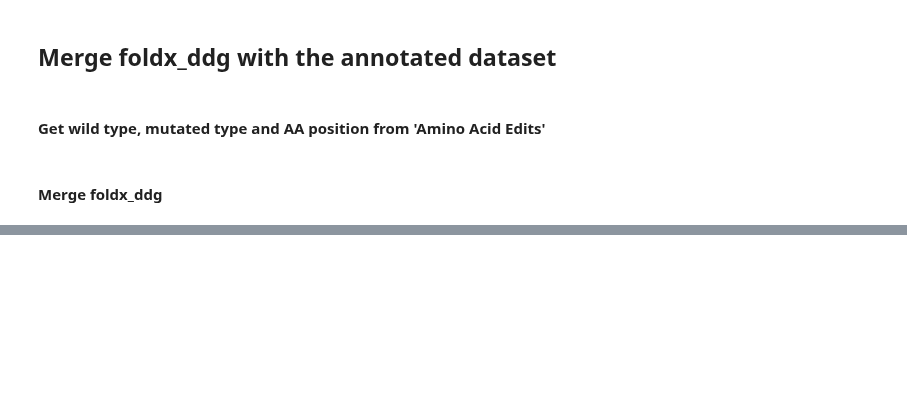
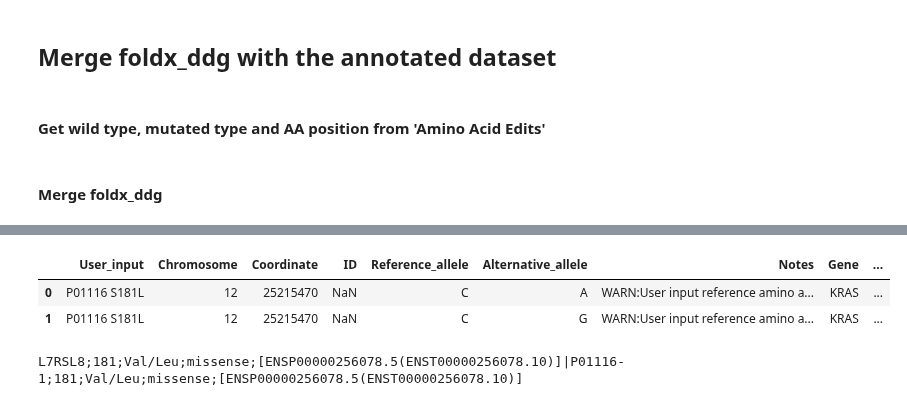
Before and after one commit to QuantitativeBiology/BECancerResistome, a Jupyter notebook: BECancerResistome/Guides_annotation/ProtVar_annotation.ipynb, the cells around one changed output, grey strips where cells are left out. Drawn from its saved outputs; the diff is of its cells as text; code cells hidden in the pictures; blank space fills up the shorter version.

```diff
--- a/BECancerResistome/Guides_annotation/ProtVar_annotation.ipynb
+++ b/BECancerResistome/Guides_annotation/ProtVar_annotation.ipynb
@@ -318,0 +329,10 @@ display(missing_by_uniprot)
+# %%
+protvar_test_alternative_isoforms
+# %% [output]
+|  | User_input | Chromosome | Coordinate | ID | Reference_allele | Alternative_allele | Notes | Gene | ... |
+| 0 | P01116 S181L | 12 | 25215470 | NaN | C | A | WARN:User input reference amino a... | KRAS | ... |
+| 1 | P01116 S181L | 12 | 25215470 | NaN | C | G | WARN:User input reference amino a... | KRAS | ... |
+# %%
+print(protvar_test_alternative_isoforms.loc[1, "Alternative_isoform_mappings"])
+# %% [output]
+L7RSL8;181;Val/Leu;missense;[ENSP00000256078.5(ENST00000256078.10)]|P01116-1;181;Val/Leu;missense;[ENSP00000256078.5(ENST00000256078.10)]
```
Also changed, not shown: parts of 9 cells of this notebook.
